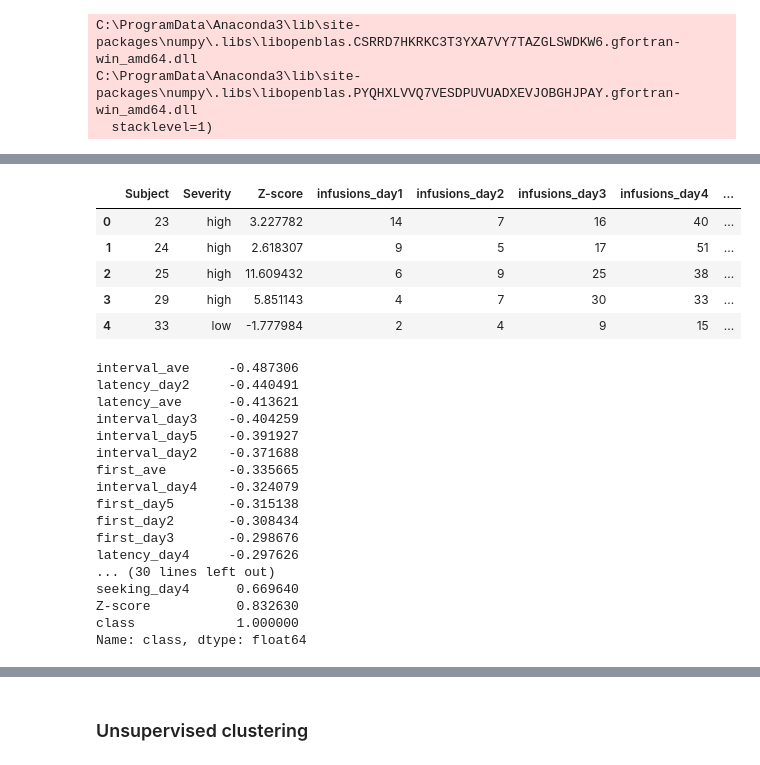
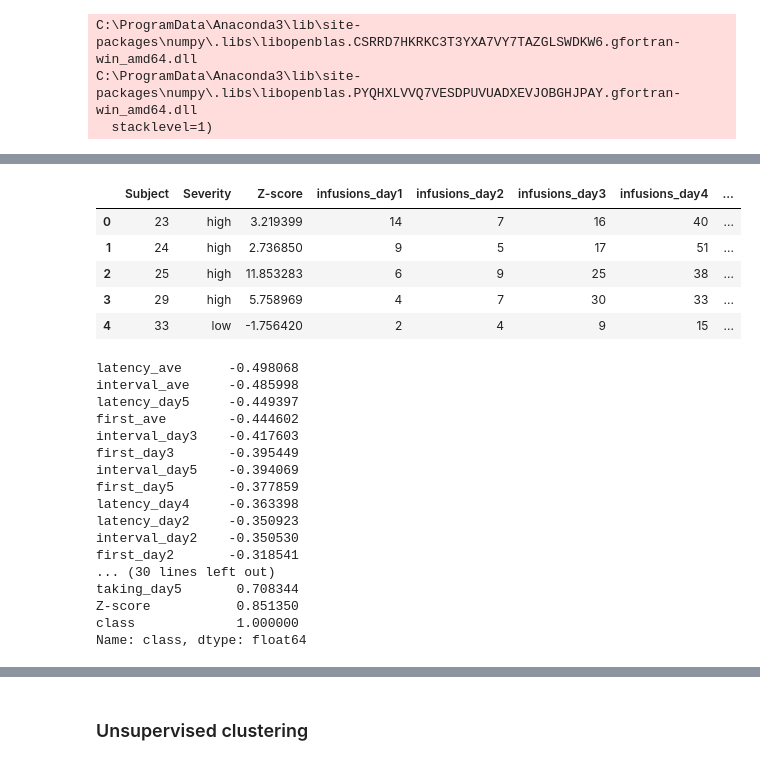
Before and after one commit to grace3999/PredictEscalation, a Jupyter notebook: EscalationProj_Tim.ipynb, the cells around one changed output, grey strips where cells are left out. Saved outputs shown, nothing was run; the diff lists cells and outputs as text; code cells hidden in the pictures.

```diff
--- a/EscalationProj_Tim.ipynb
+++ b/EscalationProj_Tim.ipynb
@@ -40,9 +40,9 @@ C:\ProgramData\Anaconda3\lib\site-packages\numpy\.libs\libopenblas.CSRRD7HKRKC3T
 C:\ProgramData\Anaconda3\lib\site-packages\numpy\.libs\libopenblas.PYQHXLVVQ7VESDPUVUADXEVJOBGHJPAY.gfortran-win_amd64.dll
   stacklevel=1)
 # %%
-path = 'C:/Users/Schindler/Documents/Schindler_Lab/Data/Escalation/Ferguson/IntA_dataset_TJO_V2.csv'
+path_traintest = 'C:/Users/Schindler/Documents/Schindler_Lab/Data/Escalation/Ferguson/IntA_dataset_TJO_V3.csv'
 # %%
-data = pd.read_csv(path)
+data = pd.read_csv(path_traintest)
 data = pd.DataFrame(data = data)
 print(data.shape)
 print(data.Severity.value_counts())
@@ -78,55 +98,47 @@ data.head()
 # %%
-data['infusions_ave'] = data[['infusions_day1',
-       'infusions_day2', 'infusions_day3', 'infusions_day4',
-       'infusions_day5']].mean(axis = 1)
+data['infusions_ave'] = data[['infusions_day1', 'infusions_day2', 'infusions_day3', 'infusions_day4', 'infusions_day5']].mean(axis = 1)
 
-data['loading_ave'] = data[['loading_day1', 'loading_day2', 'loading_day3',
-       'loading_day4', 'loading_day5']].mean(axis = 1)
+data['loading_ave'] = data[['loading_day1', 'loading_day2', 'loading_day3', 'loading_day4', 'loading_day5']].mean(axis = 1)
 
-data['taking_ave'] = data[['taking_day1', 'taking_day2',
-       'taking_day3', 'taking_day4', 'taking_day5']].mean(axis = 1)
+data['taking_ave'] = data[['taking_day1', 'taking_day2', 'taking_day3', 'taking_day4', 'taking_day5']].mean(axis = 1)
 
-data['seeking_ave'] = data[['seeking_day1',
-       'seeking_day2', 'seeking_day3', 'seeking_day4', 'seeking_day5']].mean(axis = 1)
+data['seeking_ave'] = data[['seeking_day1', 'seeking_day2', 'seeking_day3', 'seeking_day4', 'seeking_day5']].mean(axis = 1)
 
-data['first_ave'] = data[['first_day1', 'first_day2', 'first_day3', 'first_day4',
-       'first_day5']].mean(axis = 1)
+data['first_ave'] = data[['first_day1', 'first_day2', 'first_day3', 'first_day4', 'first_day5']].mean(axis = 1)
 
-data['latency_ave'] = data[['latency_day1', 'latency_day2', 'latency_day3',
-       'latency_day4', 'latency_day5']].mean(axis = 1)
+data['latency_ave'] = data[['latency_day1', 'latency_day2', 'latency_day3', 'latency_day4', 'latency_day5']].mean(axis = 1)
 
-data['interval_ave'] = data[['interval_day1', 'interval_day2',
-       'interval_day3', 'interval_day4', 'interval_day5']].mean(axis = 1)
+data['interval_ave'] = data[['interval_day1', 'interval_day2', 'interval_day3', 'interval_day4', 'interval_day5']].mean(axis = 1)
 
 data.head()
 # %% [output]
 |  | Subject | Severity | Z-score | infusions_day1 | infusions_day2 | infusions_day3 | infusions_day4 | ... |
-| 0 | 23 | high | 3.227782 | 14 | 7 | 16 | 40 | ... |
-| 1 | 24 | high | 2.618307 | 9 | 5 | 17 | 51 | ... |
-| 2 | 25 | high | 11.609432 | 6 | 9 | 25 | 38 | ... |
-| 3 | 29 | high | 5.851143 | 4 | 7 | 30 | 33 | ... |
-| 4 | 33 | low | -1.777984 | 2 | 4 | 9 | 15 | ... |
+| 0 | 23 | high | 3.219399 | 14 | 7 | 16 | 40 | ... |
+| 1 | 24 | high | 2.736850 | 9 | 5 | 17 | 51 | ... |
+| 2 | 25 | high | 11.853283 | 6 | 9 | 25 | 38 | ... |
+| 3 | 29 | high | 5.758969 | 4 | 7 | 30 | 33 | ... |
+| 4 | 33 | low | -1.756420 | 2 | 4 | 9 | 15 | ... |
 # %%
 corr = data.corr()
 #fig, ax = plt.subplots(figsize=(20, 20))
 #sns.heatmap(corr, annot=True)
 corr['class'].sort_values()
 # %% [output]
-interval_ave     -0.487306
-latency_day2     -0.440491
-latency_ave      -0.413621
-interval_day3    -0.404259
-interval_day5    -0.391927
-interval_day2    -0.371688
-first_ave        -0.335665
-interval_day4    -0.324079
-first_day5       -0.315138
-first_day2       -0.308434
-first_day3       -0.298676
-latency_day4     -0.297626
+latency_ave      -0.498068
+interval_ave     -0.485998
+latency_day5     -0.449397
+first_ave        -0.444602
+interval_day3    -0.417603
+first_day3       -0.395449
+interval_day5    -0.394069
+first_day5       -0.377859
+latency_day4     -0.363398
+latency_day2     -0.350923
+interval_day2    -0.350530
+first_day2       -0.318541
 ... (30 lines left out)
-seeking_day4      0.669640
-Z-score           0.832630
+taking_day5       0.708344
+Z-score           0.851350
 class             1.000000
 Name: class, dtype: float64
 # %%
```
Also changed, not shown: parts of 26 cells of this notebook, 1 other file.
